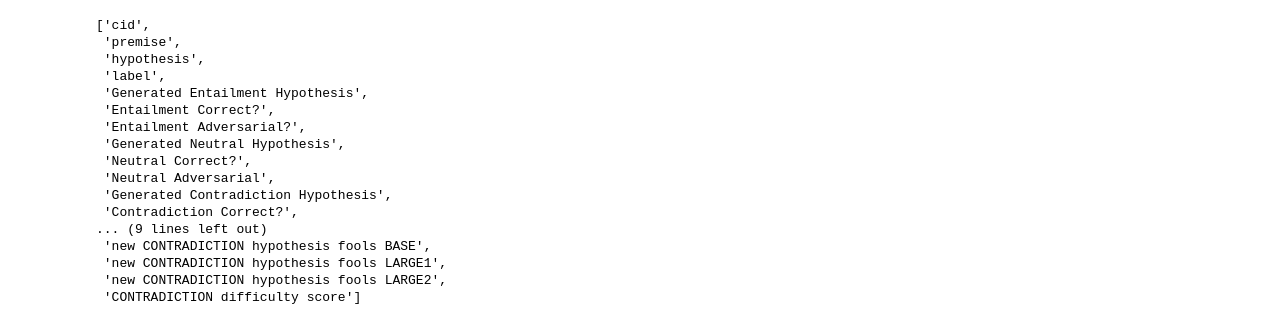
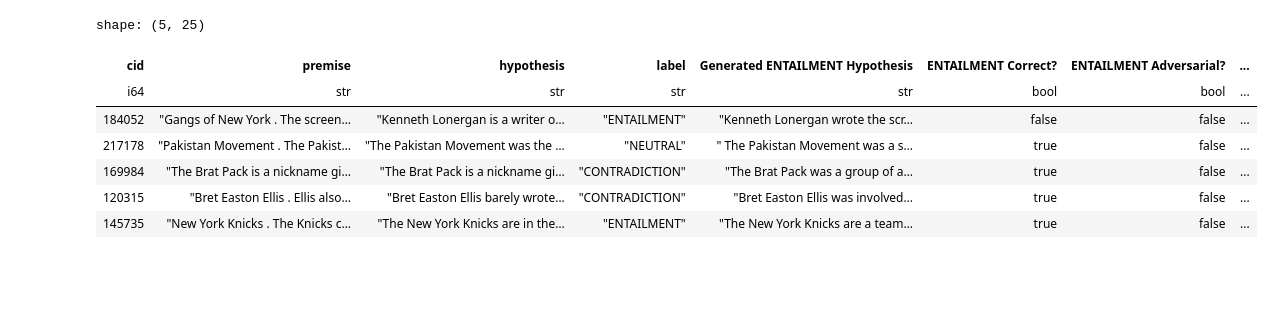
Before and after one commit to Andrew-Wyn/semantic_anli, a Jupyter notebook: compute_scores_llama_raw.ipynb, the cells around one changed output. Saved outputs shown, nothing was run; the diff lists cells and outputs as text; code cells hidden in the pictures; blank space fills up the shorter version.

```diff
--- a/compute_scores_llama_raw.ipynb
+++ b/compute_scores_llama_raw.ipynb
@@ -26,34 +103,28 @@ Total samples 210
 # %%
-df = df.with_columns(
-    pl.lit(None).alias("new ENTAILMENT hypothesis fools BASE"),
-    pl.lit(None).alias("new ENTAILMENT hypothesis fools LARGE1"),
-    pl.lit(None).alias("new ENTAILMENT hypothesis fools LARGE2"),
-    pl.lit(None).alias("ENTAILMENT difficulty score"),
-    pl.lit(None).alias("new NEUTRAL hypothesis fools BASE"),
-    pl.lit(None).alias("new NEUTRAL hypothesis fools LARGE1"),
-    pl.lit(None).alias("new NEUTRAL hypothesis fools LARGE2"),
-    pl.lit(None).alias("NEUTRAL difficulty score"),
-    pl.lit(None).alias("new CONTRADICTION hypothesis fools BASE"),
-    pl.lit(None).alias("new CONTRADICTION hypothesis fools LARGE1"),
-    pl.lit(None).alias("new CONTRADICTION hypothesis fools LARGE2"),
-    pl.lit(None).alias("CONTRADICTION difficulty score"),
+new_df = df.with_columns(
+    (
+        pl.col("new ENTAILMENT hypothesis fools BASE")   +
+        pl.col("new ENTAILMENT hypothesis fools LARGE1") +
+        pl.col("new ENTAILMENT hypothesis fools LARGE2")
+    ).alias("ENTAILMENT difficulty score"),
+    (
+        pl.col("new NEUTRAL hypothesis fools BASE")   +
+        pl.col("new NEUTRAL hypothesis fools LARGE1") +
+        pl.col("new NEUTRAL hypothesis fools LARGE2")
+    ).alias("NEUTRAL difficulty score"),
+    (
+        pl.col("new CONTRADICTION hypothesis fools BASE")   +
+        pl.col("new CONTRADICTION hypothesis fools LARGE1") +
+        pl.col("new CONTRADICTION hypothesis fools LARGE2")
+    ).alias("CONTRADICTION difficulty score"),
 )
-df.columns
+new_df.head()
 # %% [output]
-['cid',
- 'premise',
- 'hypothesis',
- 'label',
- 'Generated Entailment Hypothesis',
- 'Entailment Correct?',
- 'Entailment Adversarial?',
- 'Generated Neutral Hypothesis',
- 'Neutral Correct?',
- 'Neutral Adversarial',
- 'Generated Contradiction Hypothesis',
- 'Contradiction Correct?',
-... (9 lines left out)
- 'new CONTRADICTION hypothesis fools BASE',
- 'new CONTRADICTION hypothesis fools LARGE1',
- 'new CONTRADICTION hypothesis fools LARGE2',
- 'CONTRADICTION difficulty score']
+shape: (5, 25)
+| cid | premise | hypothesis | label | Generated ENTAILMENT Hypothesis | ENTAILMENT Correct? | ENTAILMENT Adversarial? | ... |
+| i64 | str | str | str | str | bool | bool | ... |
+| 184052 | "Gangs of New York . The screen… | "Kenneth Lonergan is a writer o… | "ENTAILMENT" | "Kenneth Lonergan wrote the scr… | false | false | ... |
+| 217178 | "Pakistan Movement . The Pakist… | "The Pakistan Movement was the … | "NEUTRAL" | " The Pakistan Movement was a s… | true | false | ... |
+| 169984 | "The Brat Pack is a nickname gi… | "The Brat Pack is a nickname gi… | "CONTRADICTION" | "The Brat Pack was a group of a… | true | false | ... |
+| 120315 | "Bret Easton Ellis . Ellis also… | "Bret Easton Ellis barely wrote… | "CONTRADICTION" | "Bret Easton Ellis was involved… | true | false | ... |
+| 145735 | "New York Knicks . The Knicks c… | "The New York Knicks are in the… | "ENTAILMENT" | "The New York Knicks are a team… | true | false | ... |
```
Also changed, not shown: parts of 13 cells of this notebook, 11 other files.
